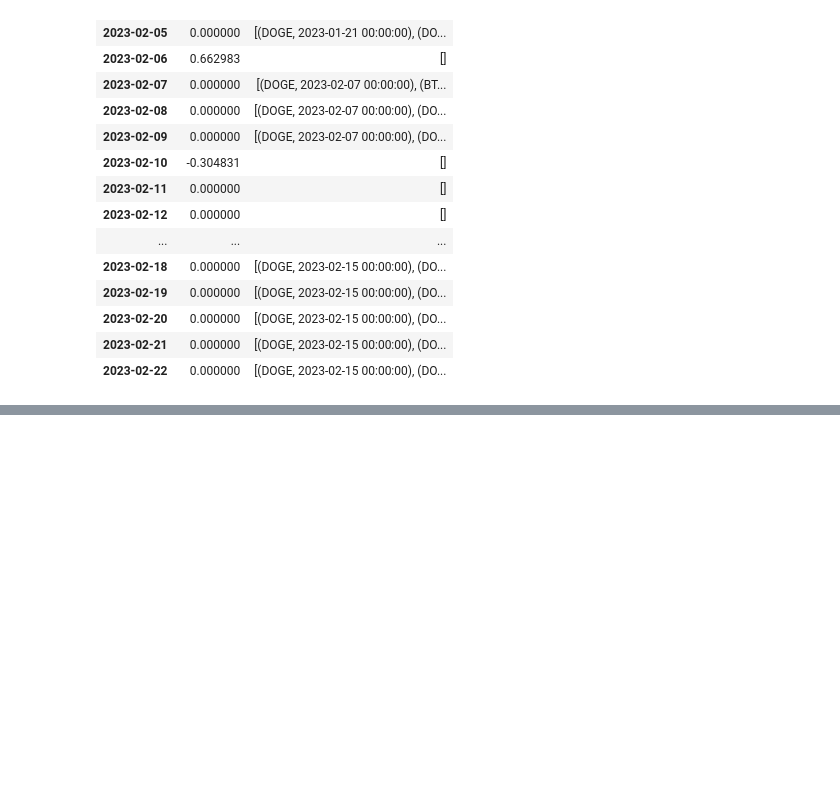
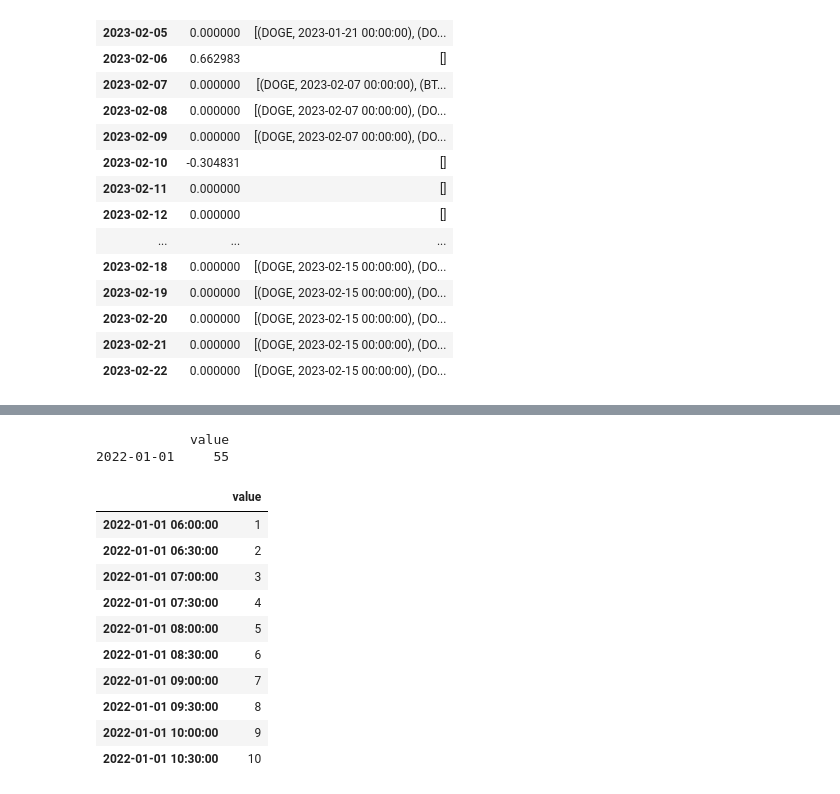
Before and after one commit to fromitive/backtest, a Jupyter notebook: example.ipynb, the cells around one changed output, grey strips where cells are left out. Cells and saved outputs as stored; diff of their text form; code cells hidden in the pictures; blank space fills up the shorter version.

```diff
--- a/example.ipynb
+++ b/example.ipynb
@@ -86,0 +102,17 @@ backtest_result.value.tail(20)
+# %%
+
+df
+# %% [output]
+            value
+2022-01-01     55
+|  | value |
+| 2022-01-01 06:00:00 | 1 |
+| 2022-01-01 06:30:00 | 2 |
+| 2022-01-01 07:00:00 | 3 |
+| 2022-01-01 07:30:00 | 4 |
+| 2022-01-01 08:00:00 | 5 |
+| 2022-01-01 08:30:00 | 6 |
+| 2022-01-01 09:00:00 | 7 |
+| 2022-01-01 09:30:00 | 8 |
+| 2022-01-01 10:00:00 | 9 |
+| 2022-01-01 10:30:00 | 10 |
```
Also changed, not shown: parts of 3 cells of this notebook, 2 other files.
